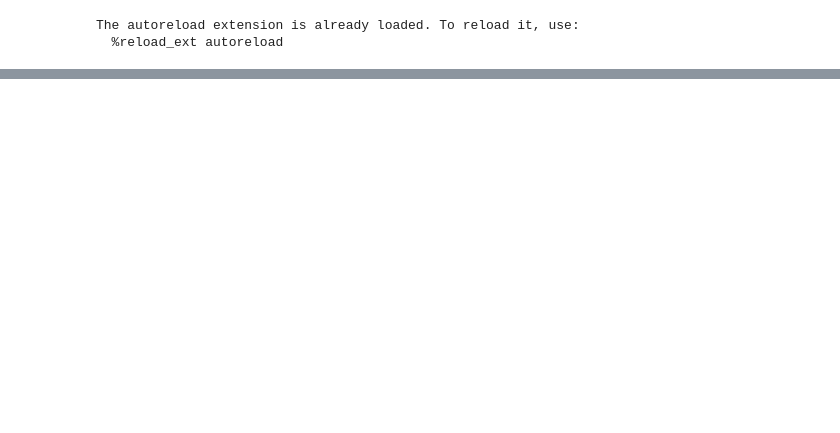
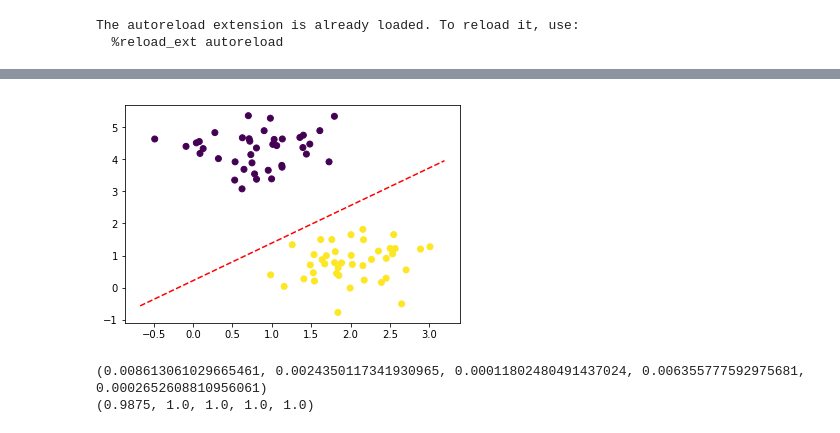
Before and after one commit to drakesvoboda/MLHomework, a Jupyter notebook: Untitled.ipynb, the cells around one changed output, grey strips where cells are left out. Cells and saved outputs as stored; diff of their text form; code cells hidden in the pictures; blank space fills up the shorter version.

```diff
--- a/Untitled.ipynb
+++ b/Untitled.ipynb
@@ -33,0 +87,12 @@ regressor.plot_loss()
+# %%
+# Plot training data and trained decision boundary
+plot_data(test_inputs, test_labels, regressor.weights)
+# %% [output]
+[figure, added]
+# %%
+loss_for_folds, accuracy_for_folds = zip(*[regressor.eval(x, r) for x, r in folds])
+print(loss_for_folds)
+print(accuracy_for_folds)
+# %% [output]
+(0.008613061029665461, 0.0024350117341930965, 0.00011802480491437024, 0.006355777592975681, 0.0002652608810956061)
+(0.9875, 1.0, 1.0, 1.0, 1.0)
```
Also changed, not shown: parts of 24 cells of this notebook, 8 other files.
